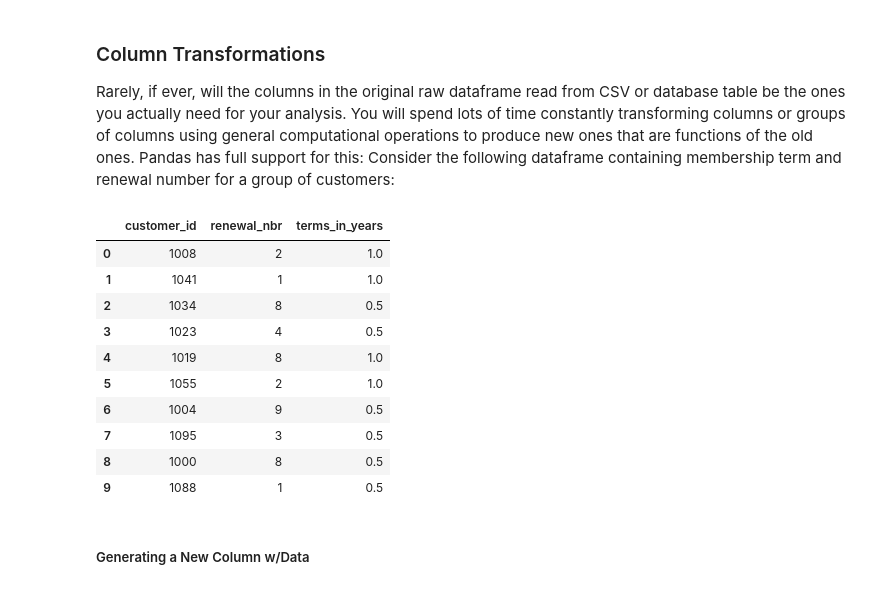
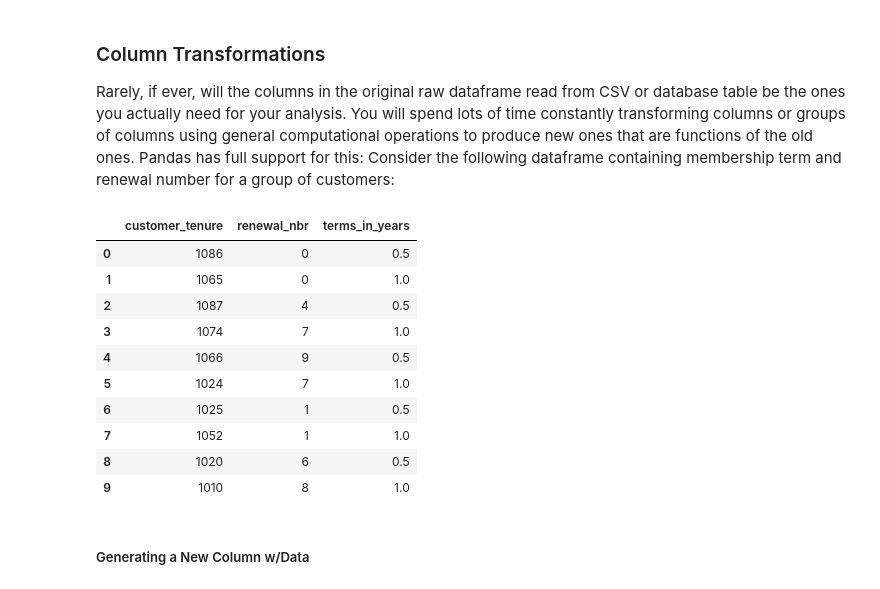
Before and after one commit to celestebarrios/Data_Science_Day_2_Pandas, a Jupyter notebook: Data_Science_Day_2_Pandas-Lecture-Updated.ipynb, the cells around one changed output. Saved outputs shown, nothing was run; the diff lists cells and outputs as text; code cells hidden in the pictures.

```diff
--- a/Data_Science_Day_2_Pandas-Lecture-Updated.ipynb
+++ b/Data_Science_Day_2_Pandas-Lecture-Updated.ipynb
@@ -377,17 +379,3 @@ print(type(data.keys()))
 # %% [markdown]
 ### In-Class Exercise #2 - Describe & Sort Boston Red Sox Hitting Data <br>
 <p>Take the data that you read in earlier from the Red Sox csv's and use the describe method to understand the data better. Compare the two years and decide which team is having the better year. Then sort the values based on Batting Average.</p>
-# %%
-boston18 = pd.DataFrame(bsball2018)
-boston18.columns
-pd.set_option('display.max_columns',None)
-boston18.describe(include = 'all')
-
-boston17 = pd.DataFrame(bsball2017)
-boston17.columns
-pd.set_option('display.max_columns',None)
-boston17.describe(include = 'all')
-def betterYear():
-
-
-betterYear()
@@ -432,29 +430,29 @@ data[data['ages']>=25]
 # %%
 #generate some fake data
 
-customer_id = np.random.randint(1000, 1100, 10)
+customer_tenure = np.random.randint(1000, 1100, 10)
 renewal_nbr = np.random.randint(0,10,10)
 customer_dict = {1: 0.5, 0:1}
 terms_in_years = [customer_dict[key] for key in np.random.randint(0,2,10)]
 
 random_data = {
-    'customer_id': customer_id,
+    'customer_tenure': customer_tenure,
     'renewal_nbr': renewal_nbr,
     'terms_in_years' : terms_in_years
 }
 customers = pd.DataFrame.from_dict(random_data)
 customers
 # %% [output]
-|  | customer_id | renewal_nbr | terms_in_years |
-| 0 | 1008 | 2 | 1.0 |
-| 1 | 1041 | 1 | 1.0 |
-| 2 | 1034 | 8 | 0.5 |
-| 3 | 1023 | 4 | 0.5 |
-| 4 | 1019 | 8 | 1.0 |
-| 5 | 1055 | 2 | 1.0 |
-| 6 | 1004 | 9 | 0.5 |
-| 7 | 1095 | 3 | 0.5 |
-| 8 | 1000 | 8 | 0.5 |
-| 9 | 1088 | 1 | 0.5 |
+|  | customer_tenure | renewal_nbr | terms_in_years |
+| 0 | 1086 | 0 | 0.5 |
+| 1 | 1065 | 0 | 1.0 |
+| 2 | 1087 | 4 | 0.5 |
+| 3 | 1074 | 7 | 1.0 |
+| 4 | 1066 | 9 | 0.5 |
+| 5 | 1024 | 7 | 1.0 |
+| 6 | 1025 | 1 | 0.5 |
+| 7 | 1052 | 1 | 1.0 |
+| 8 | 1020 | 6 | 0.5 |
+| 9 | 1010 | 8 | 1.0 |
 # %% [markdown]
 ##### Generating a New Column w/Data
```
Also changed, not shown: parts of 31 cells of this notebook.
